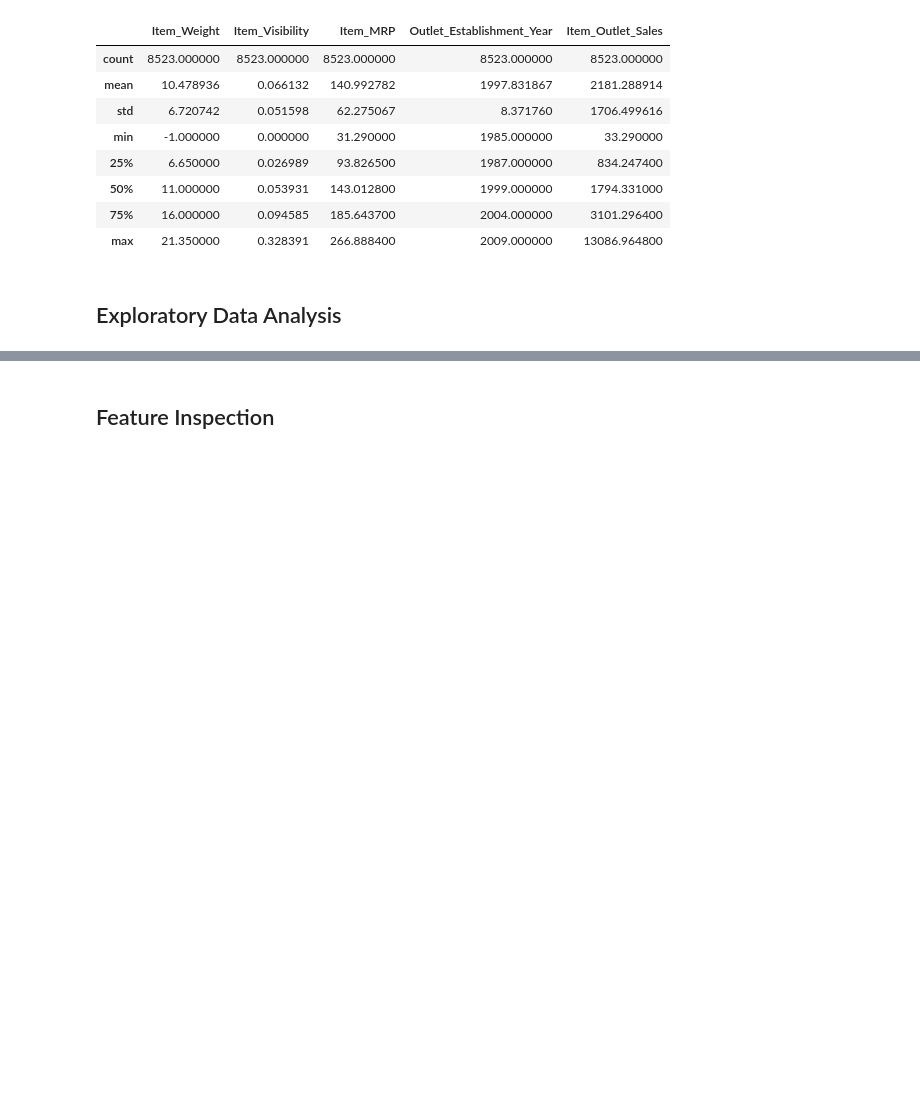
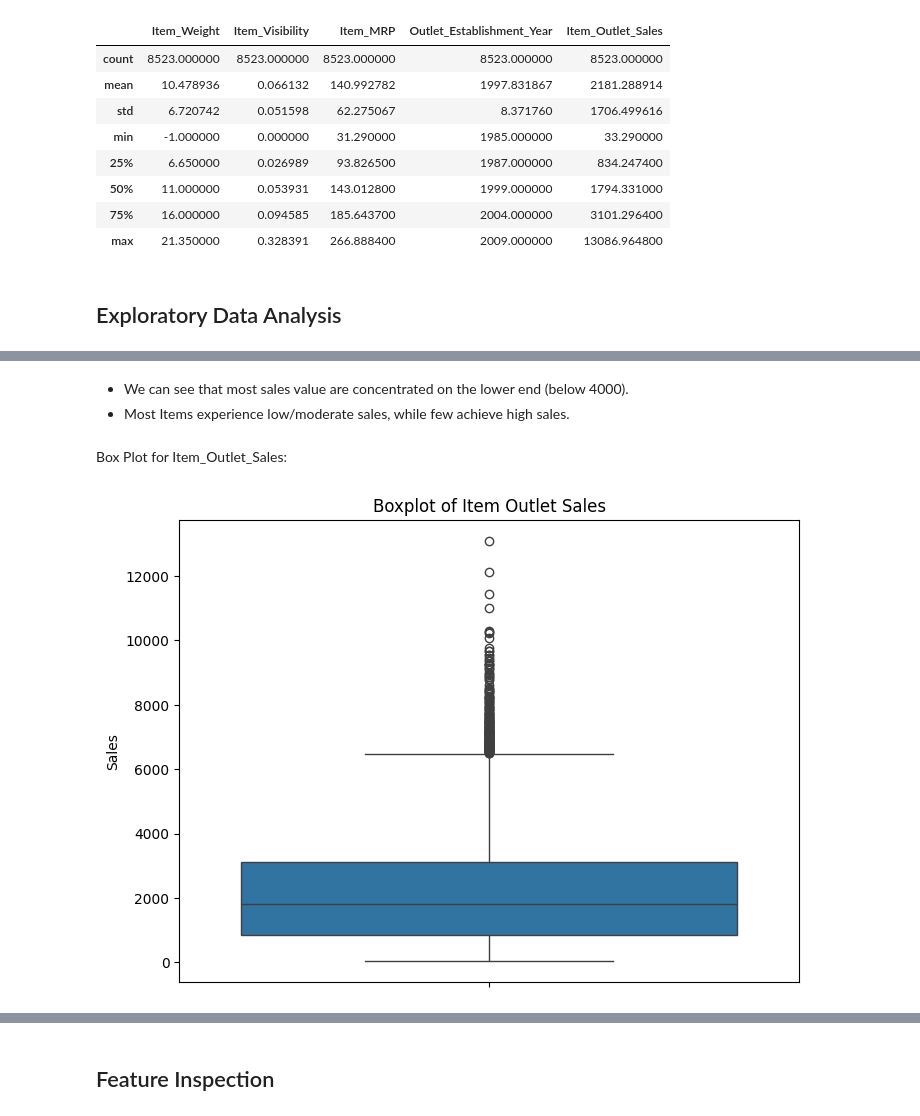
Before and after one commit to NasserKishek/Prediction-of-Product-Sales-, a Jupyter notebook: Prediction_of_product_sales.ipynb, the cells around one changed output, grey strips where cells are left out. Drawn from its saved outputs; the diff is of its cells as text; code cells hidden in the pictures; blank space fills up the shorter version.

```diff
--- a/Prediction_of_product_sales.ipynb
+++ b/Prediction_of_product_sales.ipynb
@@ -296,0 +340,12 @@ summary_stats
+# %% [markdown]
+- We can see that most sales value are concentrated on the lower end (below 4000).
+- Most Items experience low/moderate sales, while few achieve high sales.
+# %% [markdown]
+Box Plot for Item_Outlet_Sales:
+# %%
+plt.figure(figsize=(8,6))
+ax = sns.boxplot(data=df, y='Item_Outlet_Sales')
+plt.title('Boxplot of Item Outlet Sales')
+plt.ylabel('Sales');
+# %% [output]
+[figure, added]
```
Also changed, not shown: parts of 17 cells of this notebook.
